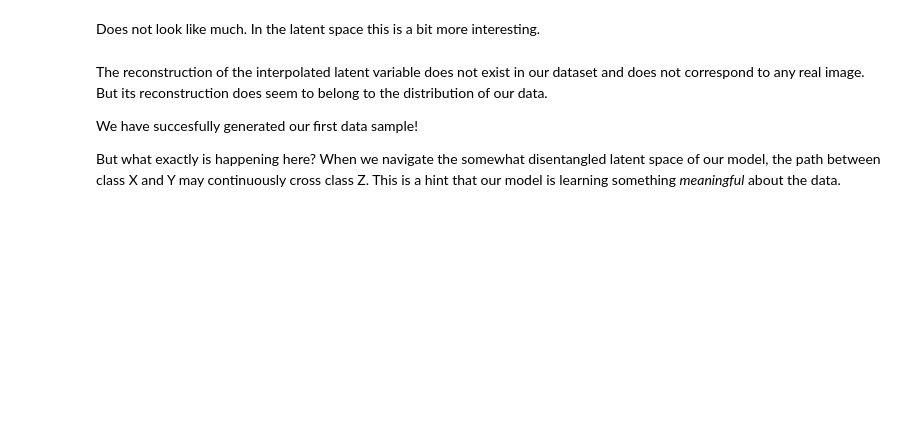
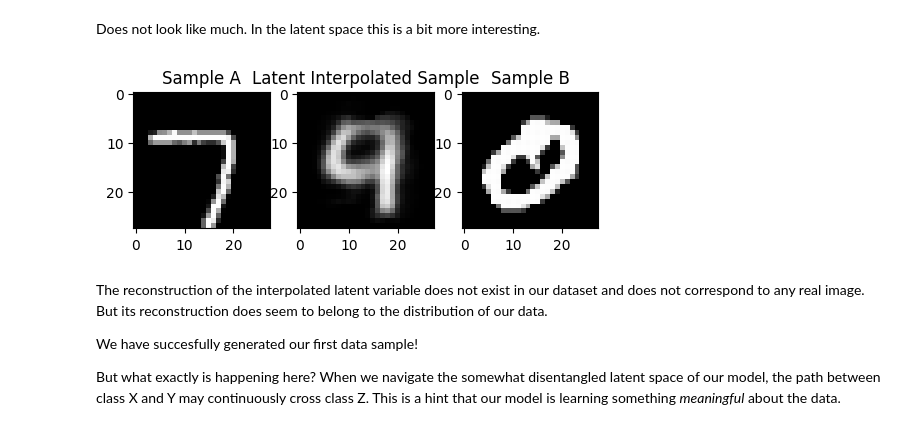
Before and after one commit to ada-jt1725/deep-learning, a Jupyter notebook: Day07-VAEs/Day07-VAEs_morning_codealong.ipynb, the cells around one changed output. Cells and saved outputs as stored; diff of their text form; code cells hidden in the pictures; blank space fills up the shorter version.

```diff
--- a/Day07-VAEs/Day07-VAEs_morning_codealong.ipynb
+++ b/Day07-VAEs/Day07-VAEs_morning_codealong.ipynb
@@ -362,24 +364,26 @@ Does not look like much. In the latent space this is a bit more interesting.
 # %%
 with torch.no_grad():
     # Get latent representations of sample A and B
-    latent_A = ###
-    latent_B = ###
+    latent_A = model.encode(sample_A.to(device))
+    latent_B = model.encode(sample_B.to(device))
 
     # Interpolate between latents
-    latent_interpolated = ###
+    latent_interpolated = interpolate(latent_A, latent_B, 0.5)
 
     # Decode interpolated latent
-    recon_interpolated = ###
+    recon_interpolated = model.decode(latent_interpolated)
 
 # Visualize results
 fig, ax = plt.subplots(1, 3, figsize=(6, 2))
 ax[0].imshow(sample_A[0,0].cpu().numpy(), cmap='gray')
 ax[1].imshow(recon_interpolated[0,0].cpu().numpy(), cmap='gray')
 ax[2].imshow(sample_B[0,0].cpu().numpy(), cmap='gray')
 ax[0].set_title('Sample A')
 ax[1].set_title('Latent Interpolated Sample')
 ax[2].set_title('Sample B')
 plt.show()
+# %% [output]
+[figure, added]
 # %% [markdown]
 The reconstruction of the interpolated latent variable does not exist in our dataset and does not correspond to any real image. But its reconstruction does seem to belong to the distribution of our data.
 
```
Also changed, not shown: parts of 16 cells of this notebook.
